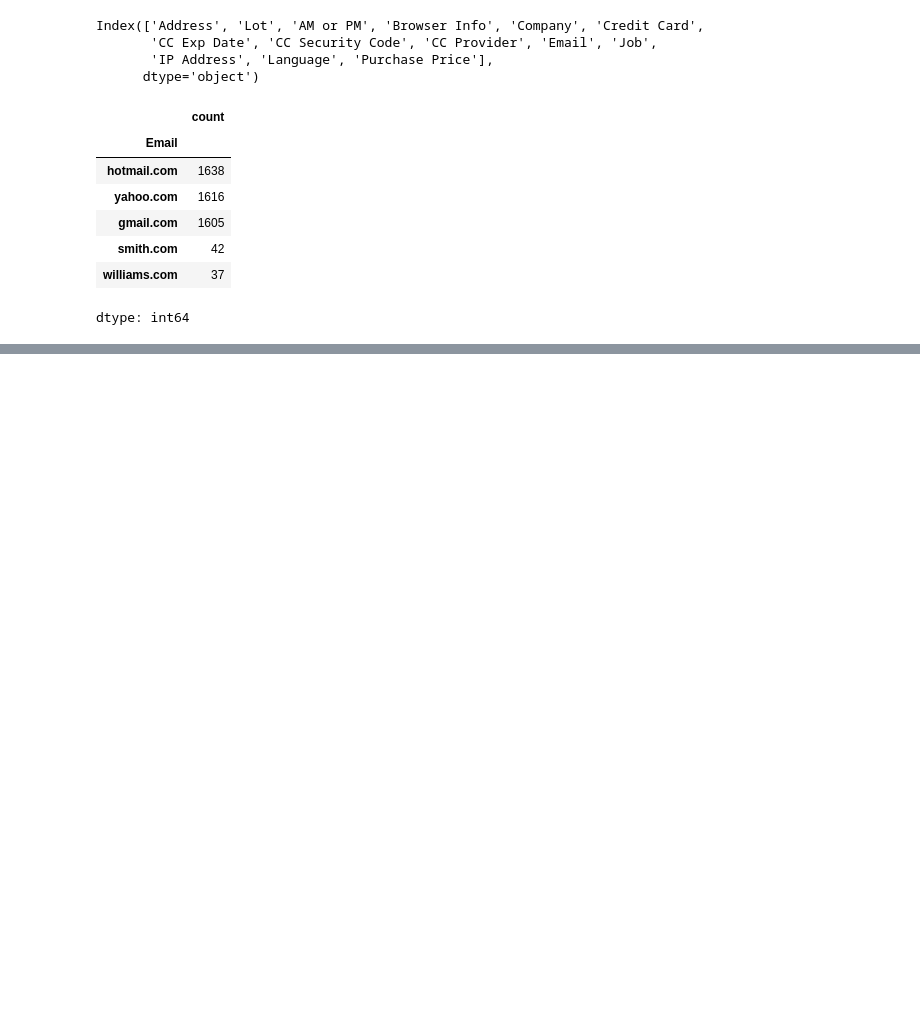
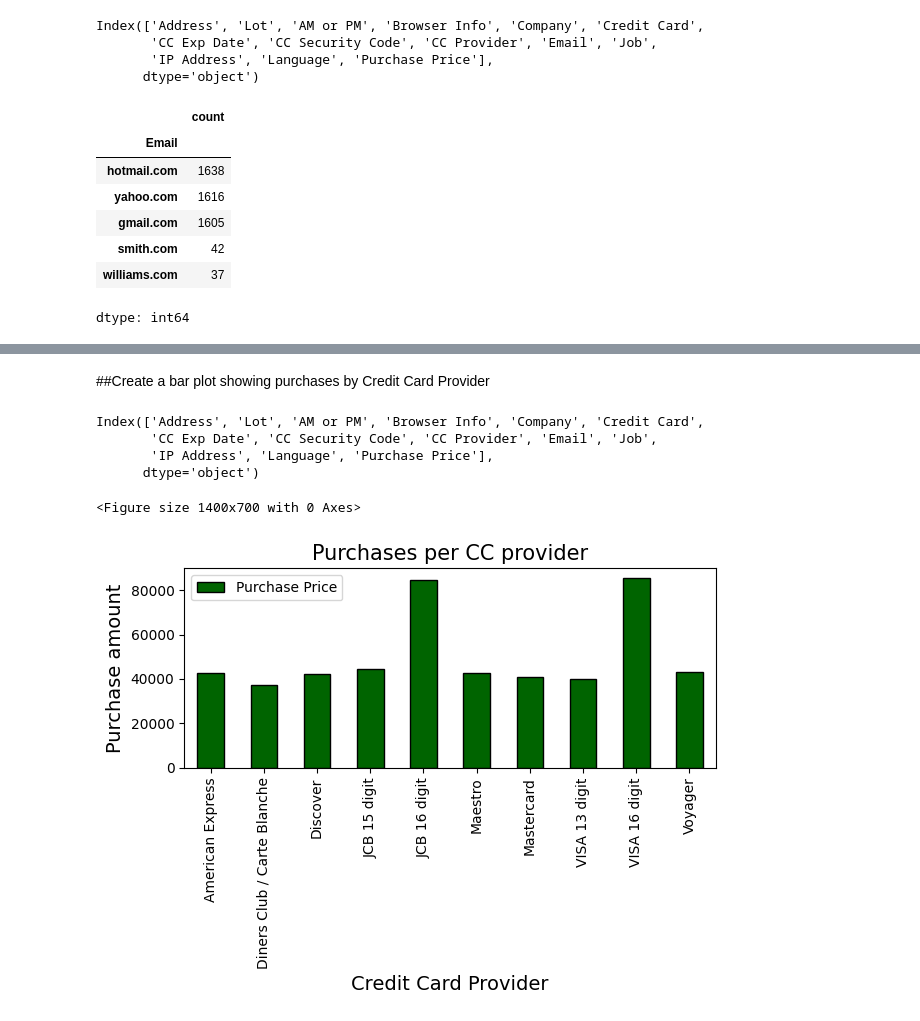
Before and after one commit to RafaGo89/Pandas_Activities, a Jupyter notebook: Casos de uso/Ecommerce_Purchases_Project.ipynb, the cells around one changed output, grey strips where cells are left out. Cells and saved outputs as stored; diff of their text form; code cells hidden in the pictures; blank space fills up the shorter version.

```diff
--- a/Casos de uso/Ecommerce_Purchases_Project.ipynb
+++ b/Casos de uso/Ecommerce_Purchases_Project.ipynb
@@ -300,0 +318,2 @@ dtype: int64
+# %% [markdown]
+##Create a bar plot showing purchases by Credit Card Provider
@@ -300,0 +322,22 @@ dtype: int64
+# %%
+data.columns
+# %% [output]
+Index(['Address', 'Lot', 'AM or PM', 'Browser Info', 'Company', 'Credit Card',
+       'CC Exp Date', 'CC Security Code', 'CC Provider', 'Email', 'Job',
+       'IP Address', 'Language', 'Purchase Price'],
+      dtype='object')
+# %%
+CC_Provider_Purchases = pd.DataFrame(data.groupby('CC Provider')['Purchase Price'].sum())
+
+plt.figure(figsize = (14, 7))
+CC_Provider_Purchases.plot(kind = 'bar', color = 'darkgreen', edgecolor = 'black')
+
+plt.title('Purchases per CC provider', fontsize = 15)
+plt.xlabel('Credit Card Provider', fontsize = 14)
+plt.ylabel('Purchase amount', fontsize = 14)
+
+plt.tight_layout()
+plt.show()
+# %% [output]
+<Figure size 1400x700 with 0 Axes>
+[figure, added]
```
Also changed, not shown: parts of 4 cells of this notebook.
